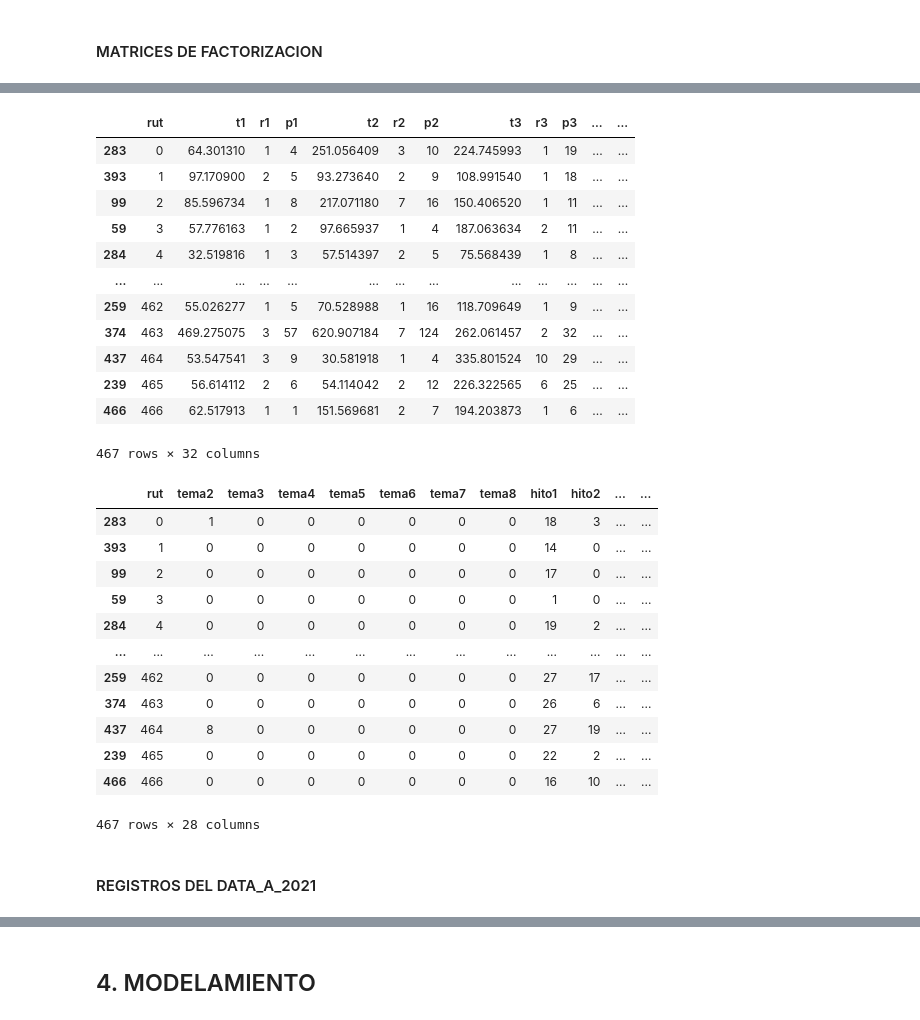
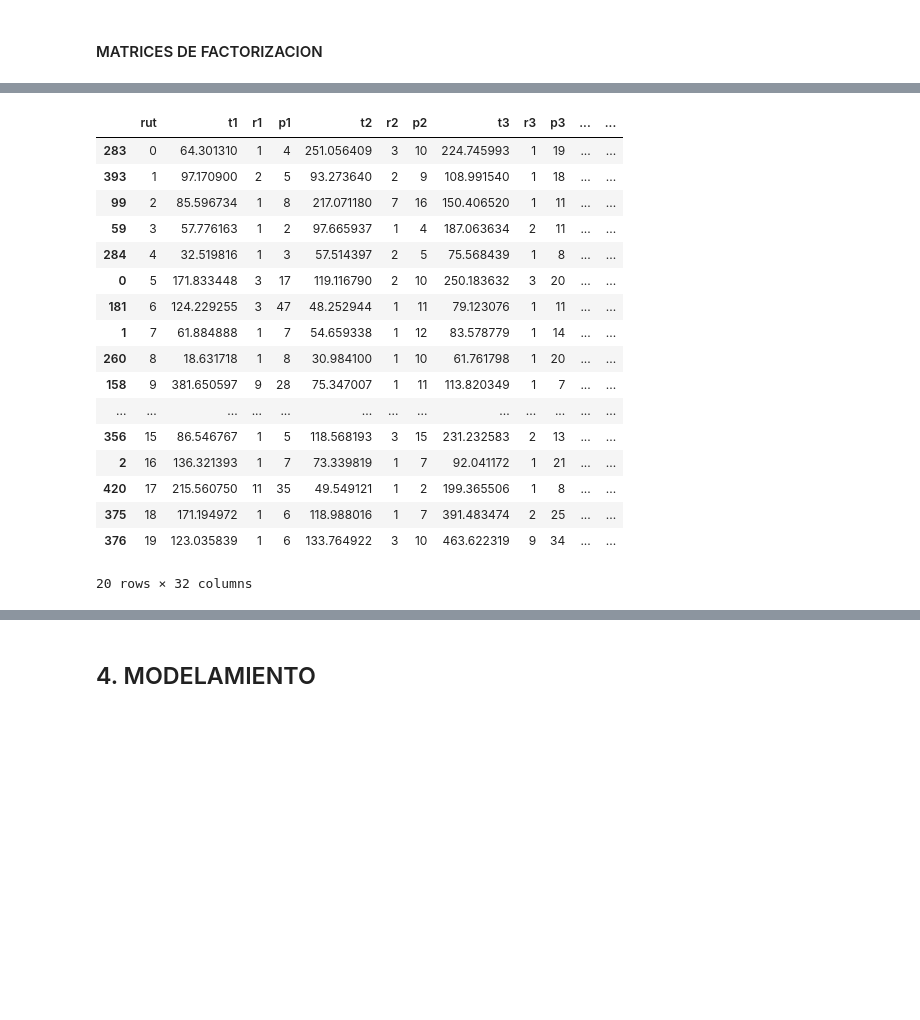
Before and after one commit to edgar-ramxs/RecSysUnab, a Jupyter notebook: RecSysUnab.ipynb, the cells around one changed output, grey strips where cells are left out. Cells and saved outputs as stored; diff of their text form; code cells hidden in the pictures; blank space fills up the shorter version.

```diff
--- a/RecSysUnab.ipynb
+++ b/RecSysUnab.ipynb
@@ -541,58 +848,34 @@ df_registro_curso
 # %%
 ## PRUEBA DIAGNOSTICO
 df_registro_prueba_diagnostico = df_data_a[[
     'rut',
     't1', 'r1', 'p1',
     't2', 'r2', 'p2',
     't3', 'r3', 'p3',
     't4', 'r4', 'p4',
     't5', 'r5', 'p5',
     't6', 'r6', 'p6',
     'op1', 'op2', 'op3', 'op4', 'op5', 'op6',
     'pt', 'game_score', 'score', 'score_a', 'score_p', 'score_d', 'score_s'
 ]]
 df_registro_prueba_diagnostico.to_csv(f'{DIR_DATA_LIMPIA}/registro-prueba-diagnostico.csv', index=False)
-df_registro_prueba_diagnostico
+df_registro_prueba_diagnostico.head(20)
 # %% [output]
 |  | rut | t1 | r1 | p1 | t2 | r2 | p2 | t3 | r3 | p3 | ... | ... |
 | 283 | 0 | 64.301310 | 1 | 4 | 251.056409 | 3 | 10 | 224.745993 | 1 | 19 | ... | ... |
 | 393 | 1 | 97.170900 | 2 | 5 | 93.273640 | 2 | 9 | 108.991540 | 1 | 18 | ... | ... |
 | 99 | 2 | 85.596734 | 1 | 8 | 217.071180 | 7 | 16 | 150.406520 | 1 | 11 | ... | ... |
 | 59 | 3 | 57.776163 | 1 | 2 | 97.665937 | 1 | 4 | 187.063634 | 2 | 11 | ... | ... |
 | 284 | 4 | 32.519816 | 1 | 3 | 57.514397 | 2 | 5 | 75.568439 | 1 | 8 | ... | ... |
+| 0 | 5 | 171.833448 | 3 | 17 | 119.116790 | 2 | 10 | 250.183632 | 3 | 20 | ... | ... |
+| 181 | 6 | 124.229255 | 3 | 47 | 48.252944 | 1 | 11 | 79.123076 | 1 | 11 | ... | ... |
+| 1 | 7 | 61.884888 | 1 | 7 | 54.659338 | 1 | 12 | 83.578779 | 1 | 14 | ... | ... |
+| 260 | 8 | 18.631718 | 1 | 8 | 30.984100 | 1 | 10 | 61.761798 | 1 | 20 | ... | ... |
+| 158 | 9 | 381.650597 | 9 | 28 | 75.347007 | 1 | 11 | 113.820349 | 1 | 7 | ... | ... |
 | ... | ... | ... | ... | ... | ... | ... | ... | ... | ... | ... | ... | ... |
-| 259 | 462 | 55.026277 | 1 | 5 | 70.528988 | 1 | 16 | 118.709649 | 1 | 9 | ... | ... |
-| 374 | 463 | 469.275075 | 3 | 57 | 620.907184 | 7 | 124 | 262.061457 | 2 | 32 | ... | ... |
-| 437 | 464 | 53.547541 | 3 | 9 | 30.581918 | 1 | 4 | 335.801524 | 10 | 29 | ... | ... |
-| 239 | 465 | 56.614112 | 2 | 6 | 54.114042 | 2 | 12 | 226.322565 | 6 | 25 | ... | ... |
-| 466 | 466 | 62.517913 | 1 | 1 | 151.569681 | 2 | 7 | 194.203873 | 1 | 6 | ... | ... |
+| 356 | 15 | 86.546767 | 1 | 5 | 118.568193 | 3 | 15 | 231.232583 | 2 | 13 | ... | ... |
+| 2 | 16 | 136.321393 | 1 | 7 | 73.339819 | 1 | 7 | 92.041172 | 1 | 21 | ... | ... |
+| 420 | 17 | 215.560750 | 11 | 35 | 49.549121 | 1 | 2 | 199.365506 | 1 | 8 | ... | ... |
+| 375 | 18 | 171.194972 | 1 | 6 | 118.988016 | 1 | 7 | 391.483474 | 2 | 25 | ... | ... |
+| 376 | 19 | 123.035839 | 1 | 6 | 133.764922 | 3 | 10 | 463.622319 | 9 | 34 | ... | ... |
-467 rows × 32 columns
+20 rows × 32 columns
-# %%
-## PLATAFORMA
-df_registro_plataforma = df_data_a[[
-    'rut',
-    'tema2', 'tema3', 'tema4', 'tema5', 'tema6', 'tema7', 'tema8',
-    'hito1', 'hito2', 'hito3', 'hito4',
-    'seq1', 'seq2', 'seq3', 'seq4',
-    'c1', 'c2', 'c3', 'c4',
-    'e1', 'e2', 'e3', 'e4',
-    'exitosos', 'fallidos', 'envios', 'videos'
-]]
-df_registro_plataforma.to_csv(f'{DIR_DATA_LIMPIA}/registro-plataforma.csv', index=False)
-df_registro_plataforma
-# %% [output]
-|  | rut | tema2 | tema3 | tema4 | tema5 | tema6 | tema7 | tema8 | hito1 | hito2 | ... | ... |
-| 283 | 0 | 1 | 0 | 0 | 0 | 0 | 0 | 0 | 18 | 3 | ... | ... |
-| 393 | 1 | 0 | 0 | 0 | 0 | 0 | 0 | 0 | 14 | 0 | ... | ... |
-| 99 | 2 | 0 | 0 | 0 | 0 | 0 | 0 | 0 | 17 | 0 | ... | ... |
-| 59 | 3 | 0 | 0 | 0 | 0 | 0 | 0 | 0 | 1 | 0 | ... | ... |
-| 284 | 4 | 0 | 0 | 0 | 0 | 0 | 0 | 0 | 19 | 2 | ... | ... |
-| ... | ... | ... | ... | ... | ... | ... | ... | ... | ... | ... | ... | ... |
-| 259 | 462 | 0 | 0 | 0 | 0 | 0 | 0 | 0 | 27 | 17 | ... | ... |
-| 374 | 463 | 0 | 0 | 0 | 0 | 0 | 0 | 0 | 26 | 6 | ... | ... |
-| 437 | 464 | 8 | 0 | 0 | 0 | 0 | 0 | 0 | 27 | 19 | ... | ... |
-| 239 | 465 | 0 | 0 | 0 | 0 | 0 | 0 | 0 | 22 | 2 | ... | ... |
-| 466 | 466 | 0 | 0 | 0 | 0 | 0 | 0 | 0 | 16 | 10 | ... | ... |
-467 rows × 28 columns
-# %% [markdown]
-#### REGISTROS DEL DATA_A_2021
```
Also changed, not shown: parts of 67 cells of this notebook, 10 other files.
